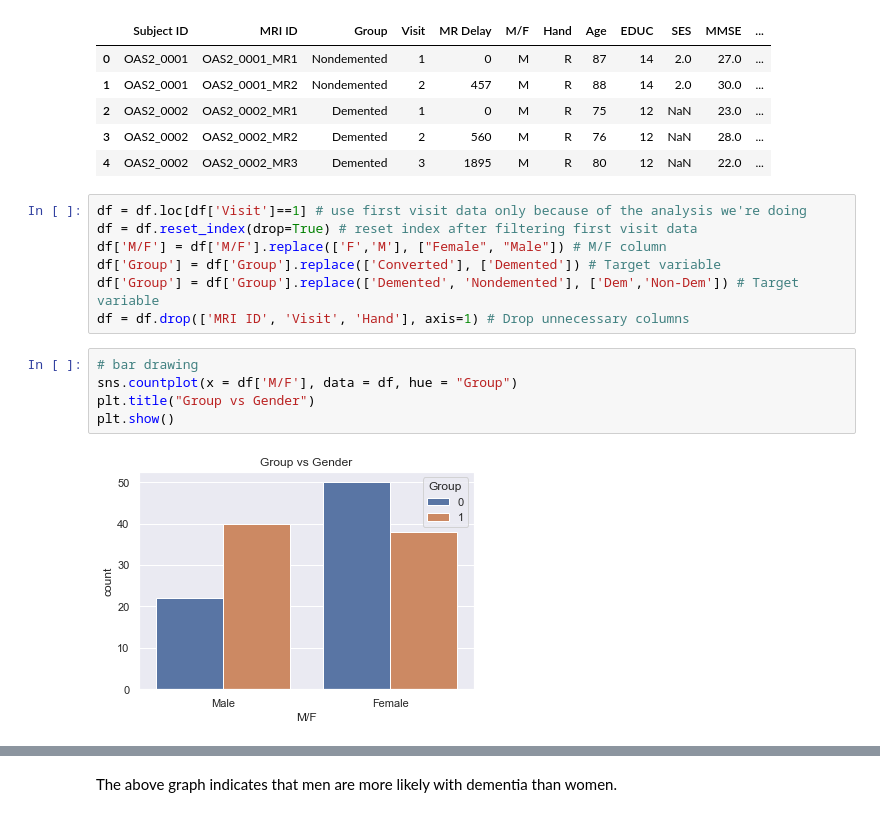
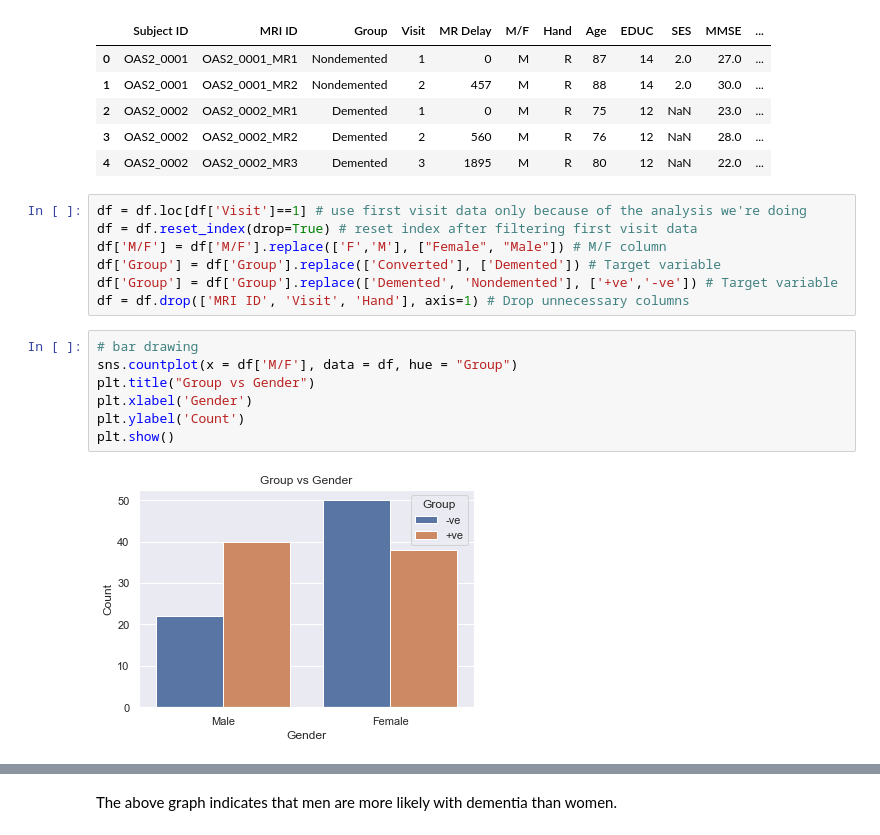
Before and after one commit to manmikalpha/early-detection-of-alzheimer, a Jupyter notebook: early-detection-of-alzheimer.ipynb, the cells around one changed output, grey strips where cells are left out. Drawn from its saved outputs; the diff is of its cells as text.

```diff
--- a/early-detection-of-alzheimer.ipynb
+++ b/early-detection-of-alzheimer.ipynb
@@ -21,12 +21,14 @@ df = df.loc[df['Visit']==1] # use first visit data only because of the analysis
 df = df.reset_index(drop=True) # reset index after filtering first visit data
 df['M/F'] = df['M/F'].replace(['F','M'], ["Female", "Male"]) # M/F column
 df['Group'] = df['Group'].replace(['Converted'], ['Demented']) # Target variable
-df['Group'] = df['Group'].replace(['Demented', 'Nondemented'], ['Dem','Non-Dem']) # Target variable
+df['Group'] = df['Group'].replace(['Demented', 'Nondemented'], ['+ve','-ve']) # Target variable
 df = df.drop(['MRI ID', 'Visit', 'Hand'], axis=1) # Drop unnecessary columns
 # %%
 # bar drawing
 sns.countplot(x = df['M/F'], data = df, hue = "Group")
 plt.title("Group vs Gender")
+plt.xlabel('Gender')
+plt.ylabel('Count')
 plt.show()
 # %% [output]
-[figure, old version]
+[figure, new version]
```
Also changed, not shown: parts of 1 cell of this notebook.
